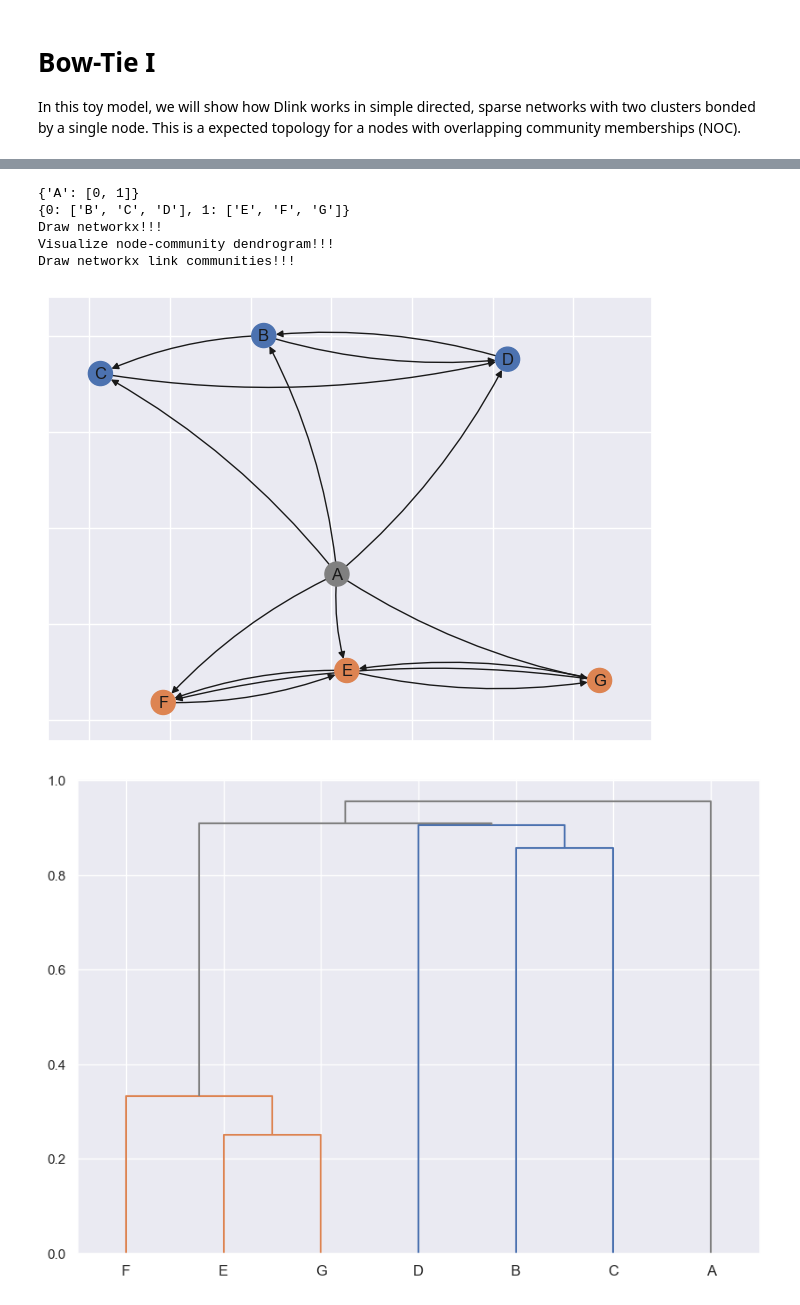
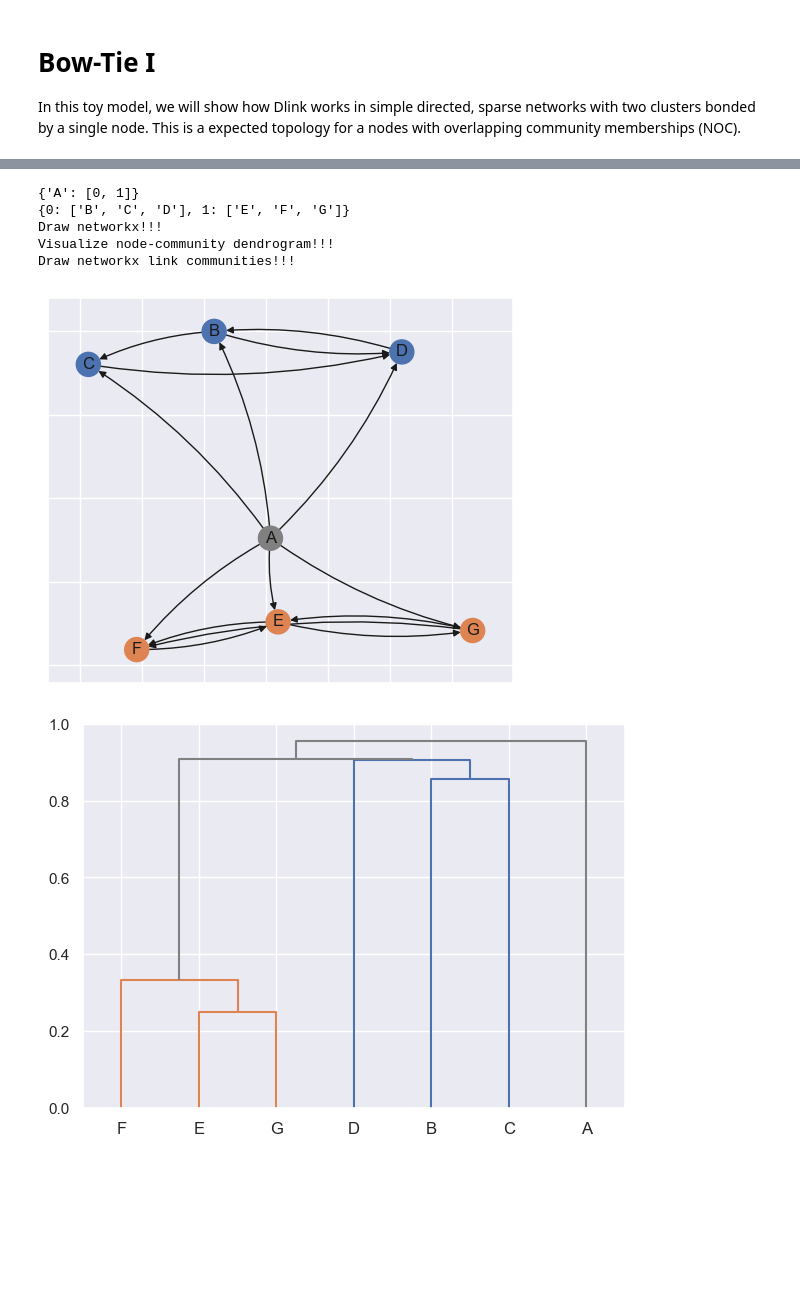
Before and after one commit to mrtnzrm2/LinkNodeCommunity, a Jupyter notebook: BowTie_example_one.ipynb, the cells around one changed output, grey strips where cells are left out. Drawn from its saved outputs; the diff is of its cells as text; code cells hidden in the pictures; blank space fills up the shorter version.

```diff
--- a/BowTie_example_one.ipynb
+++ b/BowTie_example_one.ipynb
@@ -122,30 +122,32 @@ Voila, bon ami
 # %%
 i = 0
 # Plot H ----
 plot_h = Plot_H(NETS[i], HS[i])
 # Get best k and r ----
 k, r = get_best_kr(score, HS[i])                                          # <------ Very interesting. Why?
 rlabels = get_labels_from_Z(HS[i].Z, r)
 _, nocs_membership = HS[i].get_ocn_discovery(k, rlabels)
 # Which are the NOCs?
 print(nocs_membership)
 # Which are the nodes that belong to a particular community?
 print_principal_memberships(rlabels, HS[i].colregion.labels)
 # Plots
 plot_h.plot_networx(
-  rlabels, cmap_name="deep", labels=labels_dict
+  rlabels, cmap_name="deep", figwidth=6, figheight=5,
+  labels=labels_dict
 )
 plot_h.core_dendrogram(
-  [r], cmap_name="deep"
+  [r], cmap_name="deep", figwidth=7, figheight=5
 )
 plot_h.plot_link_communities(
-  k, cmap_name="deep", labels=labels_dict
+  k, cmap_name="deep", figwidth=6, figheight=5,
+  labels=labels_dict
 )
 # %% [output]
 {'A': [0, 1]}
 {0: ['B', 'C', 'D'], 1: ['E', 'F', 'G']}
 Draw networkx!!!
 Visualize node-community dendrogram!!!
 Draw networkx link communities!!!
-[figure, old version]
+[figure, new version]
-[figure, old version]
+[figure, new version]
```
Also changed, not shown: parts of 4 cells of this notebook.
